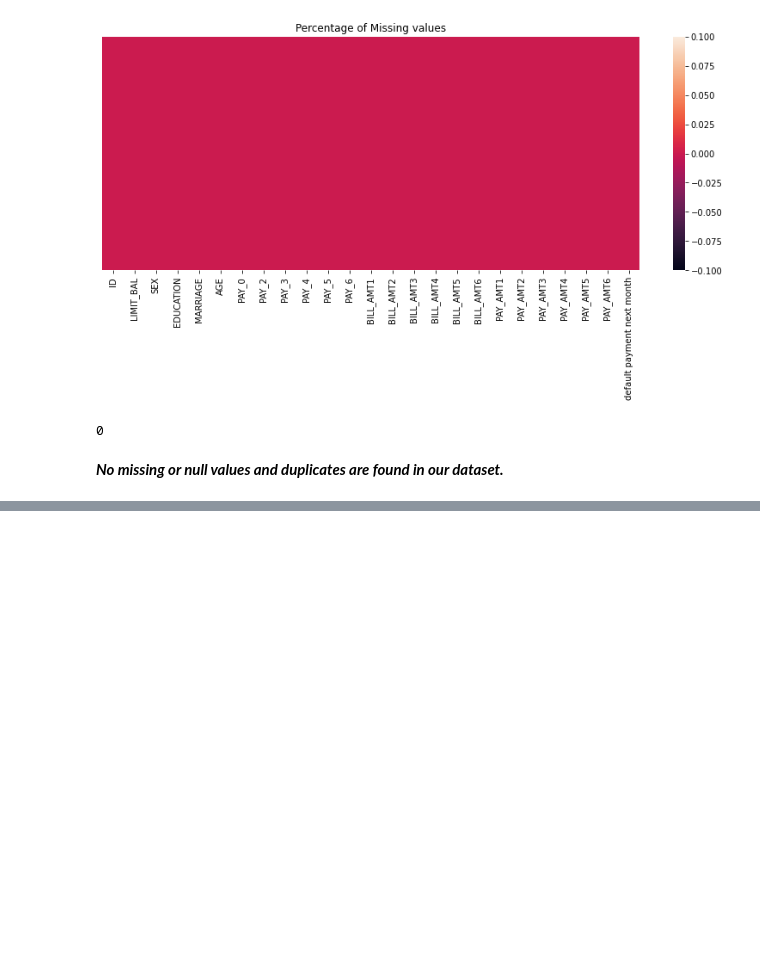
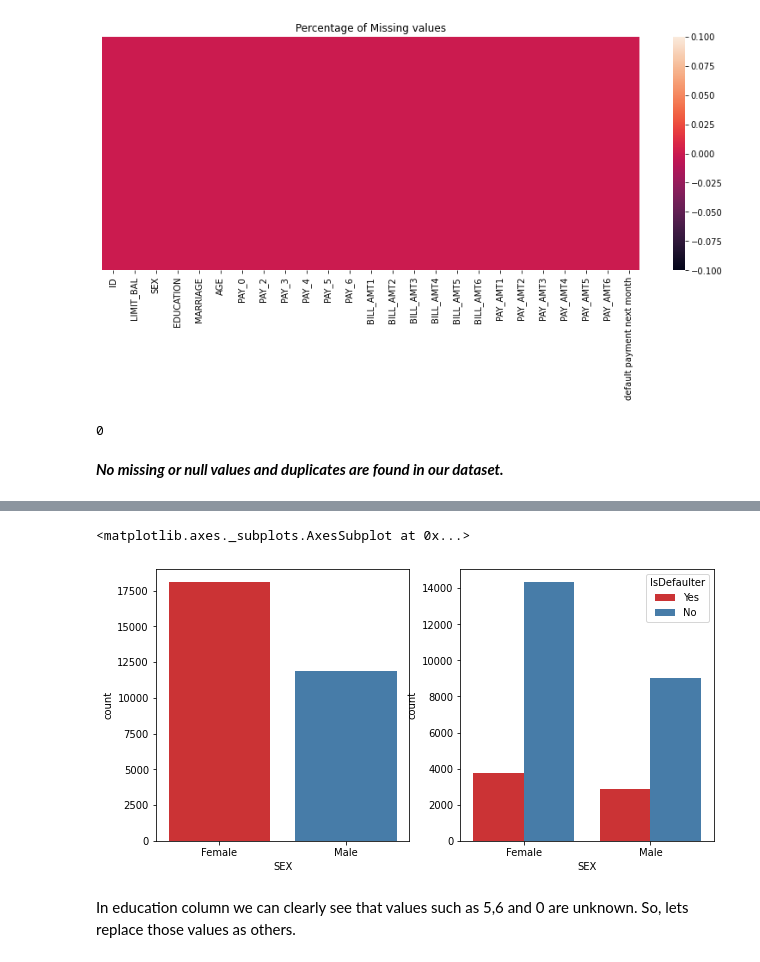
Before and after one commit to surajj22/Credit-Card-Default-Prediction, a Jupyter notebook: Copy_of_Credit_Card_Default_Prediction_Capstone_Project.ipynb, the cells around one changed output, grey strips where cells are left out. Cells and saved outputs as stored; diff of their text form; code cells hidden in the pictures; blank space fills up the shorter version.

```diff
--- a/Copy_of_Credit_Card_Default_Prediction_Capstone_Project.ipynb
+++ b/Copy_of_Credit_Card_Default_Prediction_Capstone_Project.ipynb
@@ -156,0 +292,8 @@ len(df[df.duplicated()])
+# %%
+#count plot for Sex and with respect to IsDefaulter
+fig, axes = plt.subplots(ncols=2,figsize=(10,5))
+sns.countplot(x = 'SEX', ax = axes[0], data = df, palette= "Set1")
+sns.countplot(x = 'SEX', hue = 'IsDefaulter',ax = axes[1], data = df, palette= "Set1")
+# %% [output]
+<matplotlib.axes._subplots.AxesSubplot at 0x...>
+[figure, added]
@@ -156,0 +303,2 @@ len(df[df.duplicated()])
+# %% [markdown]
+In education column we can clearly see that values such as 5,6 and 0 are unknown. So, lets replace those values as others.
```
Also changed, not shown: parts of 22 cells of this notebook.
